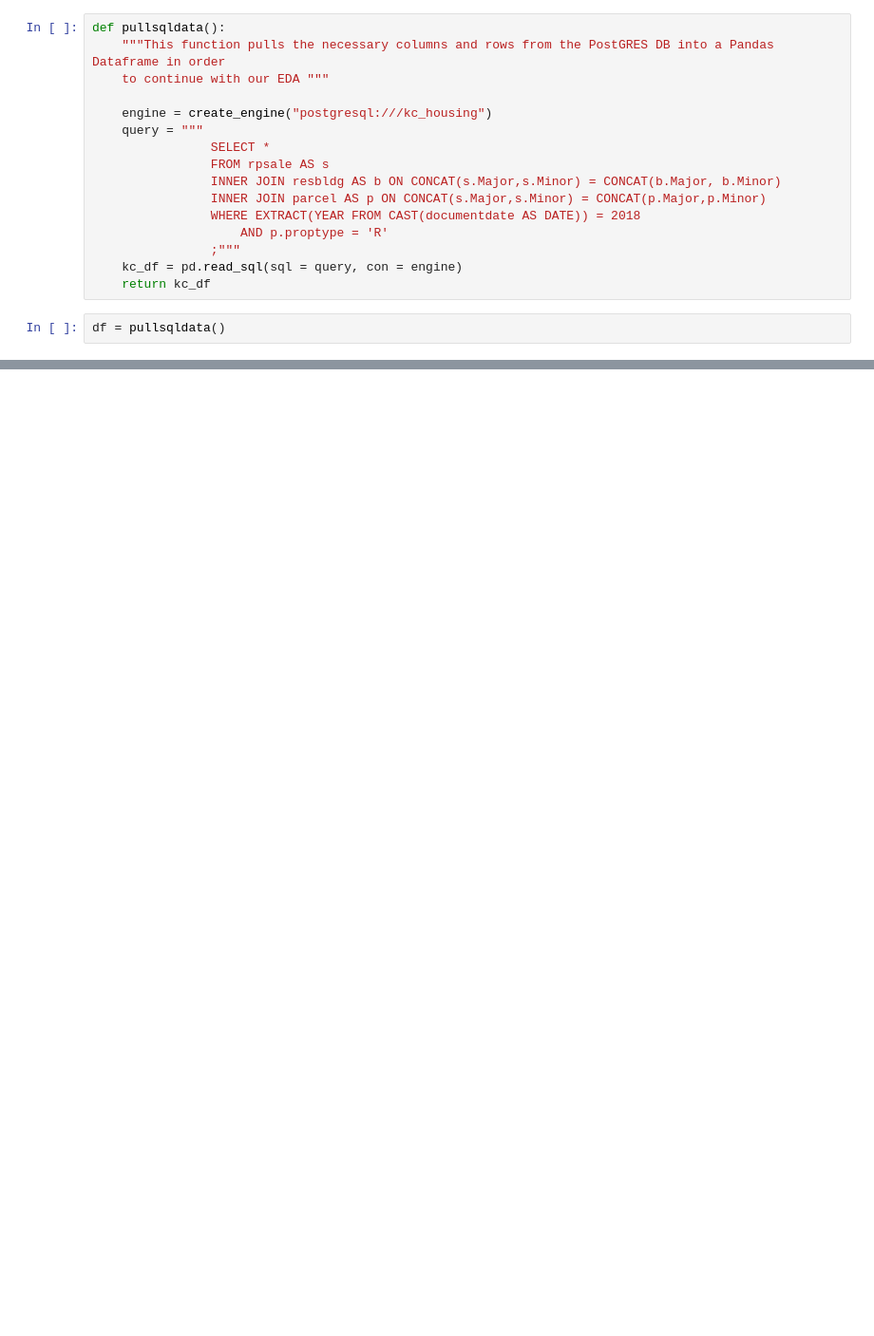
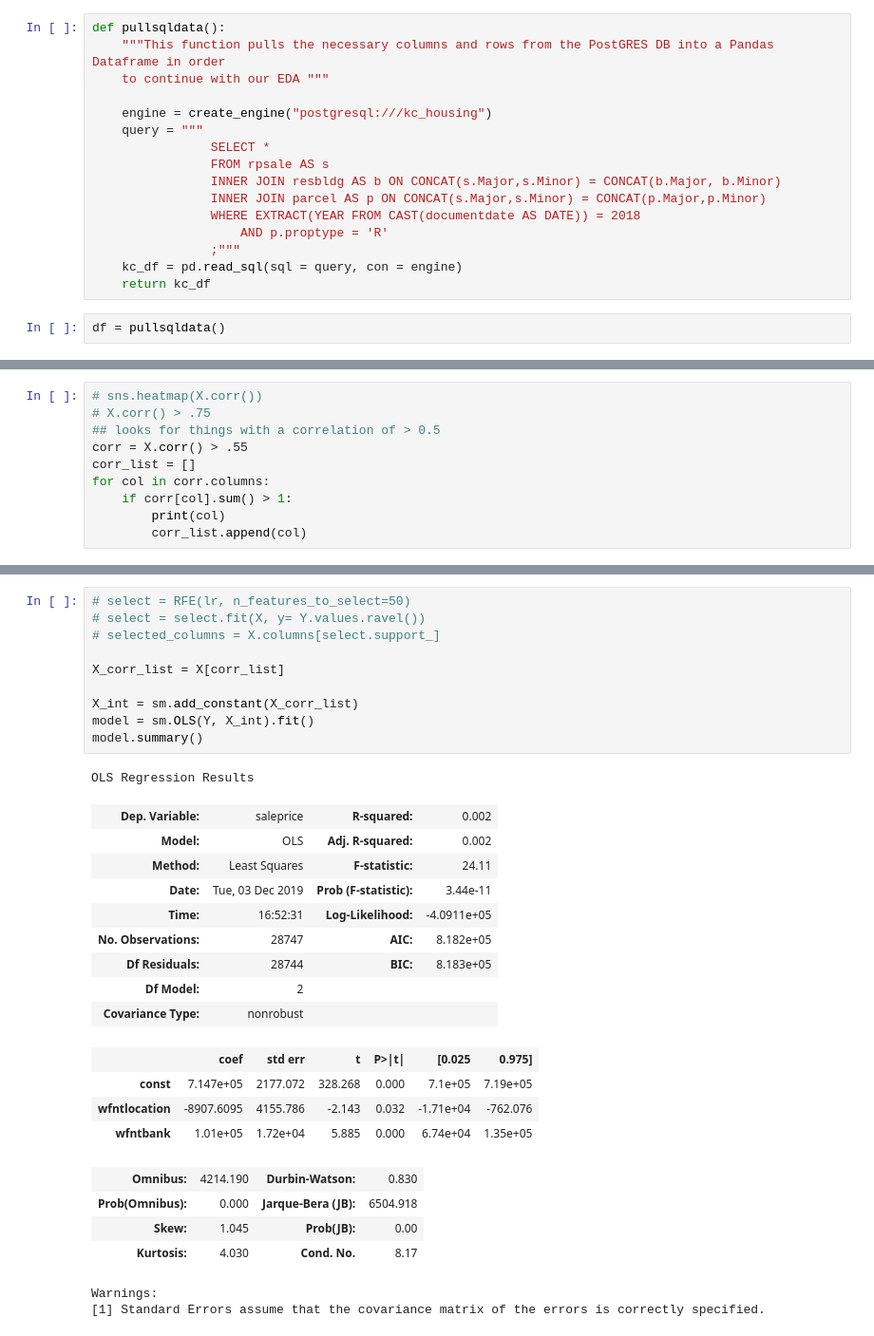
Before and after one commit to aabrahamson3/king-county-housing, a Jupyter notebook: notebooks/exploratory/aa_eda.ipynb, the cells around one changed output, grey strips where cells are left out. Shown at 95% size. Drawn from its saved outputs; the diff is of its cells as text; blank space fills up the shorter version.

```diff
--- a/notebooks/exploratory/aa_eda.ipynb
+++ b/notebooks/exploratory/aa_eda.ipynb
@@ -66,0 +182,10 @@ KeyError: "None of [Float64Index([1200.0, 4100.0, 1720.0, 2840.0, 2980.0, 3200.0
+# %%
+# sns.heatmap(X.corr())
+# X.corr() > .75
+## looks for things with a correlation of > 0.5
+corr = X.corr() > .55
+corr_list = []
+for col in corr.columns:
+    if corr[col].sum() > 1:
+        print(col)
+        corr_list.append(col)
@@ -66,0 +228,31 @@ KeyError: "None of [Float64Index([1200.0, 4100.0, 1720.0, 2840.0, 2980.0, 3200.0
+# %%
+# select = RFE(lr, n_features_to_select=50)
+# select = select.fit(X, y= Y.values.ravel())
+# selected_columns = X.columns[select.support_]
+
+X_corr_list = X[corr_list]
+
+X_int = sm.add_constant(X_corr_list)
+model = sm.OLS(Y, X_int).fit()
+model.summary()
+# %% [output]
+OLS Regression Results
+| Dep. Variable: | saleprice | R-squared: | 0.002 |
+| Model: | OLS | Adj. R-squared: | 0.002 |
+| Method: | Least Squares | F-statistic: | 24.11 |
+| Date: | Tue, 03 Dec 2019 | Prob (F-statistic): | 3.44e-11 |
+| Time: | 16:52:31 | Log-Likelihood: | -4.0911e+05 |
+| No. Observations: | 28747 | AIC: | 8.182e+05 |
+| Df Residuals: | 28744 | BIC: | 8.183e+05 |
+| Df Model: | 2 |  |  |
+| Covariance Type: | nonrobust |  |  |
+|  | coef | std err | t | P>|t| | [0.025 | 0.975] |
+| const | 7.147e+05 | 2177.072 | 328.268 | 0.000 | 7.1e+05 | 7.19e+05 |
+| wfntlocation | -8907.6095 | 4155.786 | -2.143 | 0.032 | -1.71e+04 | -762.076 |
+| wfntbank | 1.01e+05 | 1.72e+04 | 5.885 | 0.000 | 6.74e+04 | 1.35e+05 |
+| Omnibus: | 4214.190 | Durbin-Watson: | 0.830 |
+| Prob(Omnibus): | 0.000 | Jarque-Bera (JB): | 6504.918 |
+| Skew: | 1.045 | Prob(JB): | 0.00 |
+| Kurtosis: | 4.030 | Cond. No. | 8.17 |
+Warnings:
+[1] Standard Errors assume that the covariance matrix of the errors is correctly specified.
```
Also changed, not shown: parts of 18 cells of this notebook.
